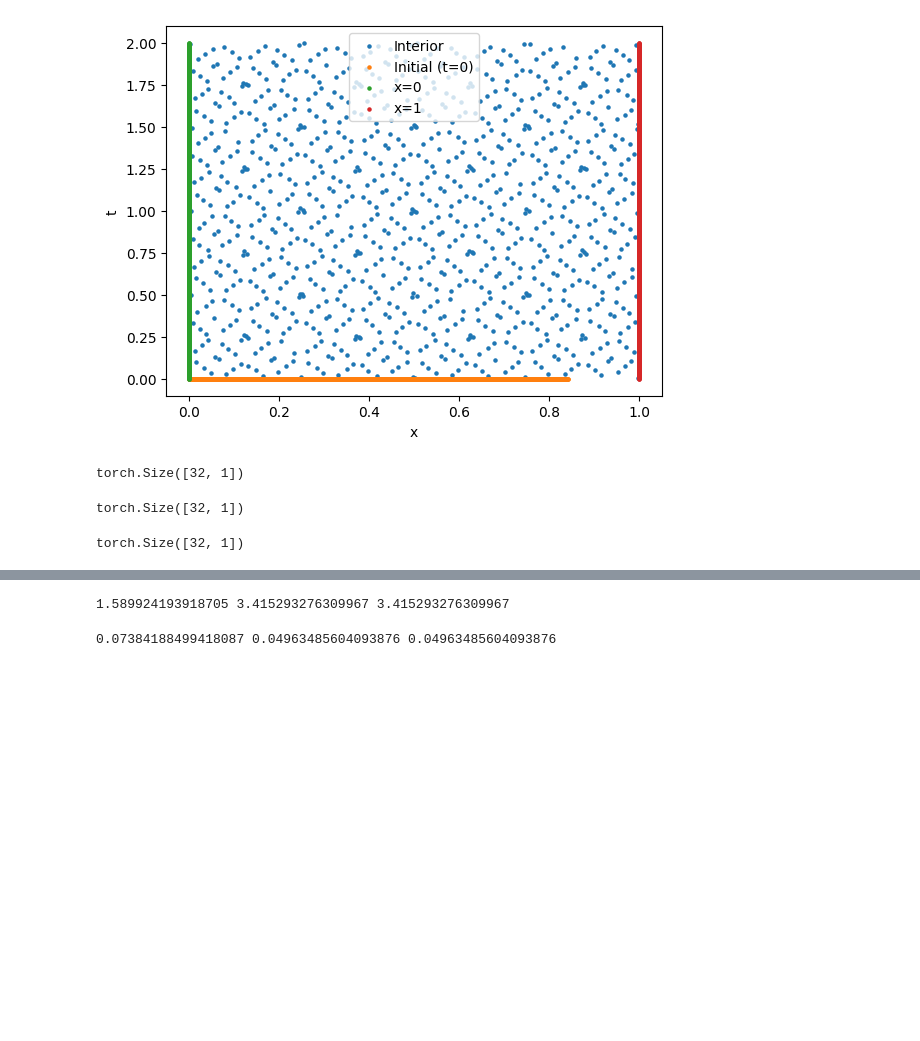
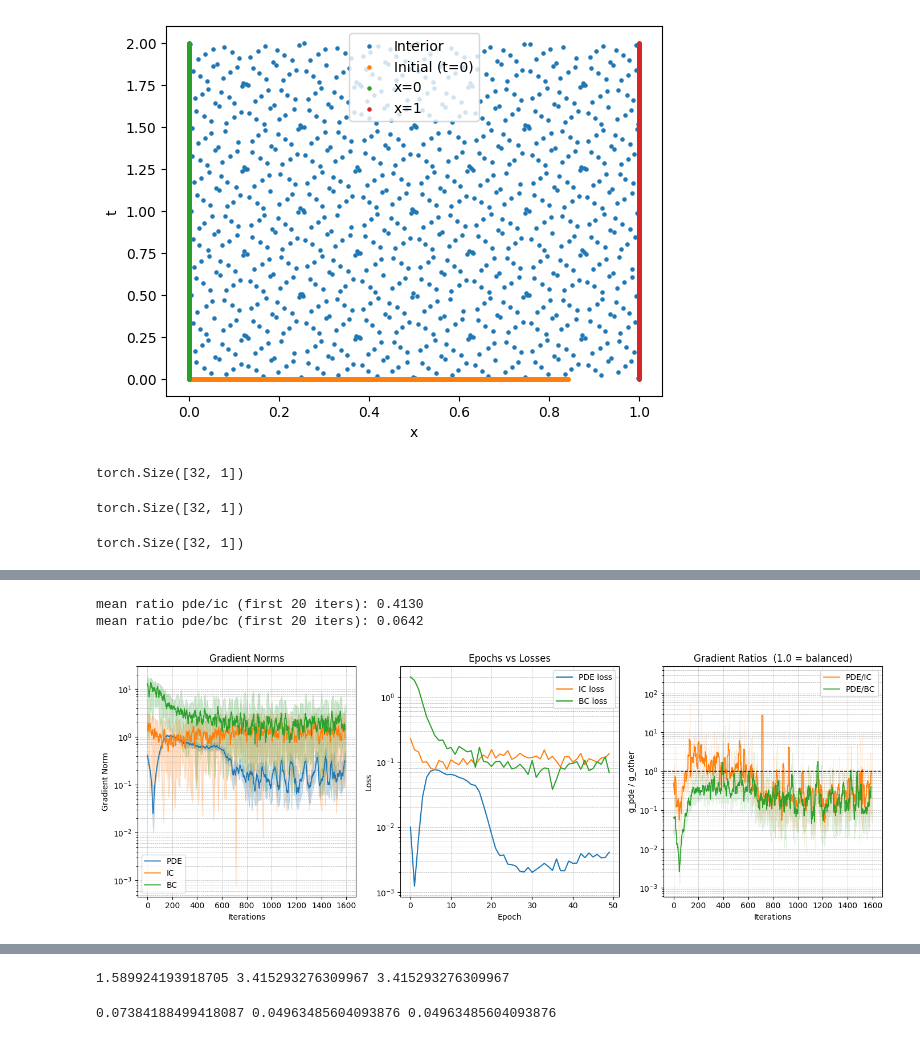
Before and after one commit to Mafaz03/Deep-Learning-in-Mechanics, a Jupyter notebook: advection-diffusion.ipynb, the cells around one changed output, grey strips where cells are left out. Cells and saved outputs as stored; diff of their text form; code cells hidden in the pictures; blank space fills up the shorter version.

```diff
--- a/advection-diffusion.ipynb
+++ b/advection-diffusion.ipynb
@@ -117,8 +131,8 @@ for d in train_dataloader:
 data = torch.cat(dummy_data, dim = 0)
 
 interior = get_interior(data)
-ic = get_initial(data)
-bc_0, bc_L, u_0, u_L = get_BC(data)
+ic = get_initial(data, f)
+bc_0, bc_L, u_0, u_L = get_BC(data, g)
 
 plt.figure()
 plt.scatter(interior[:,0], interior[:,1], s=5, label="Interior")
@@ -323,0 +463,6 @@ EPOCH: 40 | train loss: 0.1727 | test loss: 0.1150
+# %%
+plot_gradients_and_losses(grad_tracker, residue_tracker, window=10)
+# %% [output]
+mean ratio pde/ic (first 20 iters): 0.4130
+mean ratio pde/bc (first 20 iters): 0.0642
+[figure, added]
```
Also changed, not shown: parts of 17 cells of this notebook, 1 other file.
